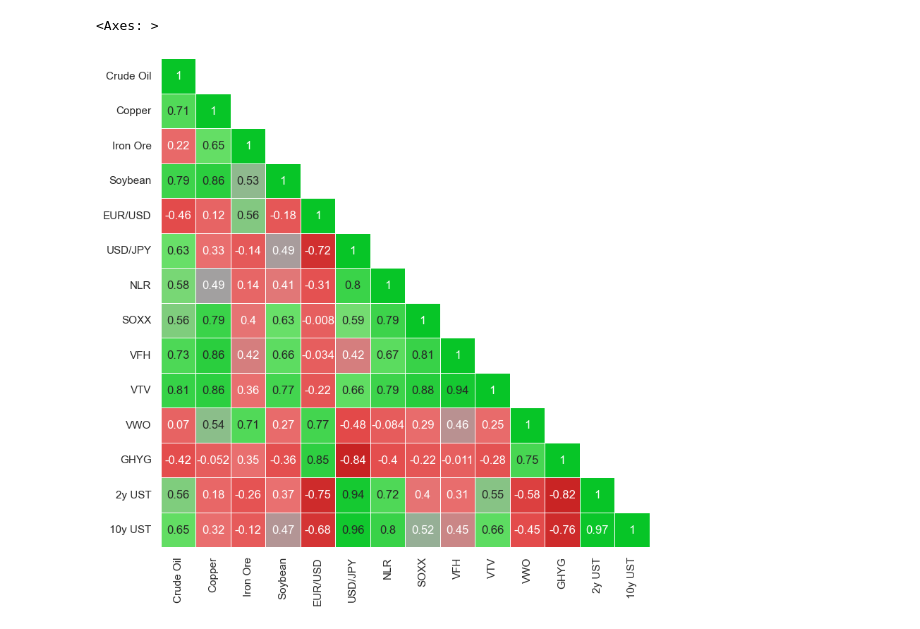
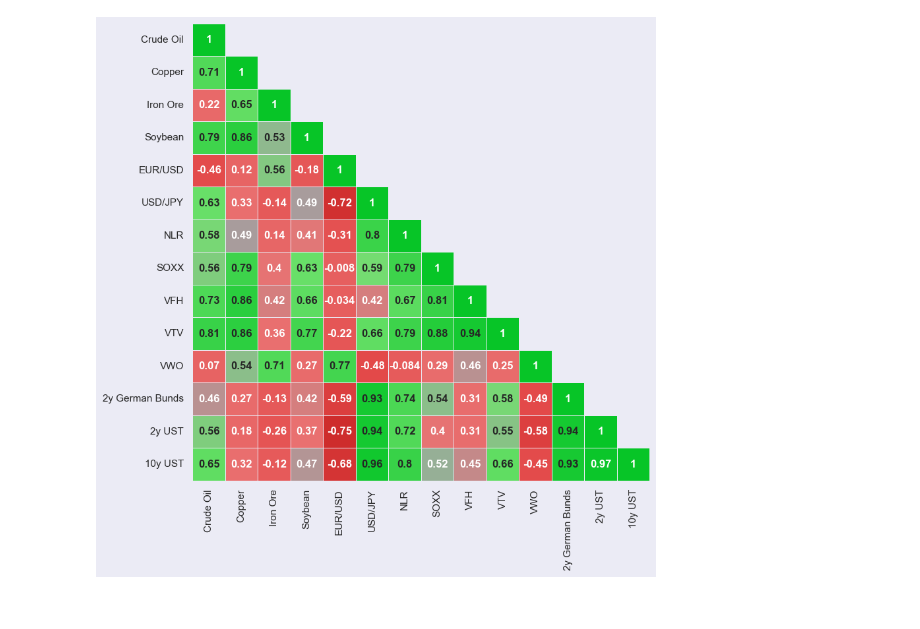
Before and after one commit to jyin1003/financial-portfolio-analysis, a Jupyter notebook: correlation_matrix_finals.ipynb, the cells around one changed output. Saved outputs shown, nothing was run; the diff lists cells and outputs as text; code cells hidden in the pictures.

```diff
--- a/correlation_matrix_finals.ipynb
+++ b/correlation_matrix_finals.ipynb
@@ -20,7 +21,7 @@ asset_dict = {
     'VFH': 'VFH',
     'VTV': 'VTV',
     'VWO':'VWO',
-    'GHYG': 'GHYG',
+    '2y German': '2y German Bunds',
     '2y': '2y UST',
     '^TNX': '10y UST'
 }
@@ -38,6 +39,14 @@ for asset in asset_dict.keys():
         new_df.rename(columns={'Price': '2y UST'}, inplace=True) # rename to Close for analysis
         new_df.index = pd.to_datetime(new_df.index)
         new_df = new_df[new_df.index >= '2019-05-01']
+    elif asset == '2y German':
+        new_df = pd.read_csv('fixed_income_analysis/2y_German_data.csv')
+        new_df = new_df[['Date', 'Price']] # only date and price data
+        new_df = new_df.iloc[::-1] # reverse for chronological order
+        new_df.set_index('Date', inplace=True) # set date as index
+        new_df.rename(columns={'Price': '2y German Bunds'}, inplace=True) # rename to Close for analysis
+        new_df.index = pd.to_datetime(new_df.index)
+        new_df = new_df[new_df.index >= '2019-05-01']
     else:
         new_df = yf.download(asset, '2019-05-01', '2024-04-10')
         new_df = new_df[['Close']]
@@ -111,27 +120,31 @@ GHYG      -0.819027 -0.764763
 # %%
 # heatmap visualisation
 mask = np.triu(np.ones_like(corr, dtype=bool), k=1)
 
 f, ax = plt.subplots(figsize=(11, 9))
 
 # Generate a custom diverging colormap
 colors = ['#BB1111','#E34949', '#E97171','#A1A1A1' ,'#70E16D', '#07C527']
 positions = [0, 0.25, 0.7 , 0.75, 0.8, 1]
 
 # Create a colormap with the custom colors
 custom_cmap = LinearSegmentedColormap.from_list("custom_cmap", list(zip(positions, colors)))
 
 # Draw the heatmap with the mask and correct aspect ratio
 sns.heatmap(
     corr,
     mask=mask,
     cmap=custom_cmap,
     center=0,
     square=True,
     linewidths=0.5,
+    linecolor = '#EBEBF5',
     cbar=False,
     annot=True,
+    annot_kws={"fontweight": "bold"}
 )
+
+f.patch.set_facecolor('#EBEBF5')
+ax.set_facecolor('#EBEBF5')
 # %% [output]
-<Axes: >
-[figure, old version]
+[figure, new version]
```
Also changed, not shown: parts of 3 cells of this notebook, 12 other files.
